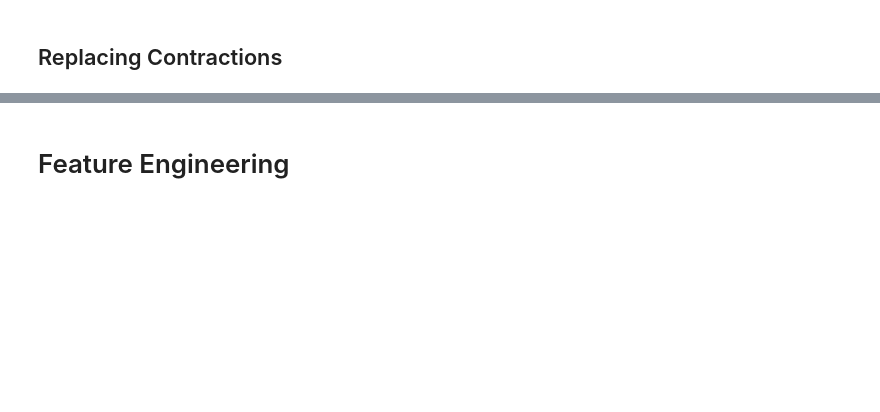
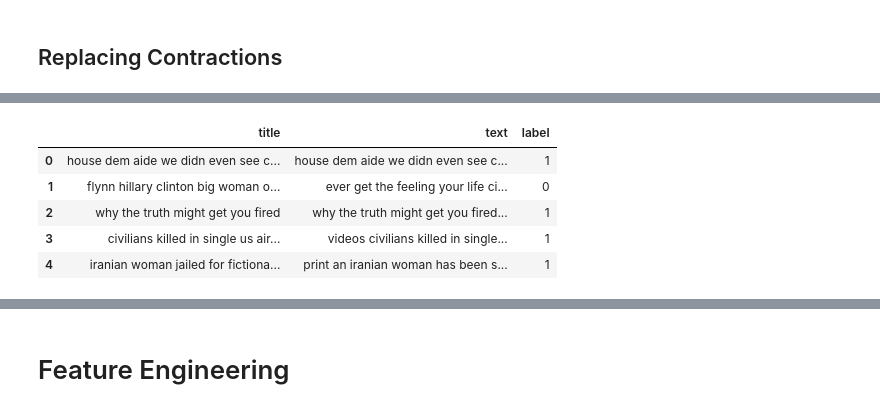
Before and after one commit to tikendraw/fake_news_classifier, a Jupyter notebook: fake_news_classifier.ipynb, the cells around one changed output, grey strips where cells are left out. Saved outputs shown, nothing was run; the diff lists cells and outputs as text; code cells hidden in the pictures; blank space fills up the shorter version.

```diff
--- a/fake_news_classifier.ipynb
+++ b/fake_news_classifier.ipynb
@@ -426,0 +340,25 @@ data
+# %%
+def text_cleaning(text):
+    text = str(text)
+    text = text.lower()
+    text = re.sub("[^a-zA-Z]", " ", text) # removing punctuation
+    # remove special characters from text column
+    text = re.sub('[#,@,&]', '',text)
+    # Remove digits
+    text = re.sub('\d*','', text)
+    # remove "'s"
+    text = re.sub("'s",'', text)
+    #Remove www
+    text = re.sub('w{3}','', text)
+    # remove urls
+    text = re.sub("http\S+", "", text)
+    # remove multiple spaces with single space
+    text = re.sub('\s+', ' ', text)
+    #remove all single characters
+    text = re.sub(r'\s+[a-zA-Z]\s+', ' ', text)
+
+    return text
+# %%
+%%time
+data['title'] = data['title'].apply(text_cleaning)
+data['text'] = data['text'].apply(text_cleaning)
@@ -426,0 +368,9 @@ data
+# %%
+data.head()
+# %% [output]
+|  | title | text | label |
+| 0 | house dem aide we didn even see c... | house dem aide we didn even see c... | 1 |
+| 1 | flynn hillary clinton big woman o... | ever get the feeling your life ci... | 0 |
+| 2 | why the truth might get you fired | why the truth might get you fired... | 1 |
+| 3 | civilians killed in single us air... | videos civilians killed in single... | 1 |
+| 4 | iranian woman jailed for fictiona... | print an iranian woman has been s... | 1 |
```
Also changed, not shown: parts of 71 cells of this notebook.
